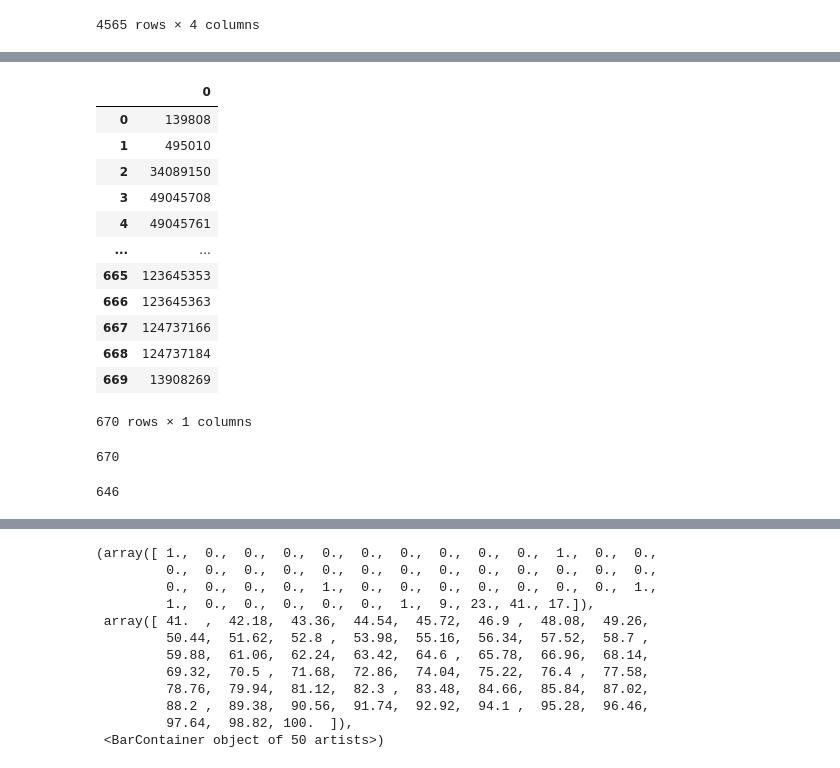
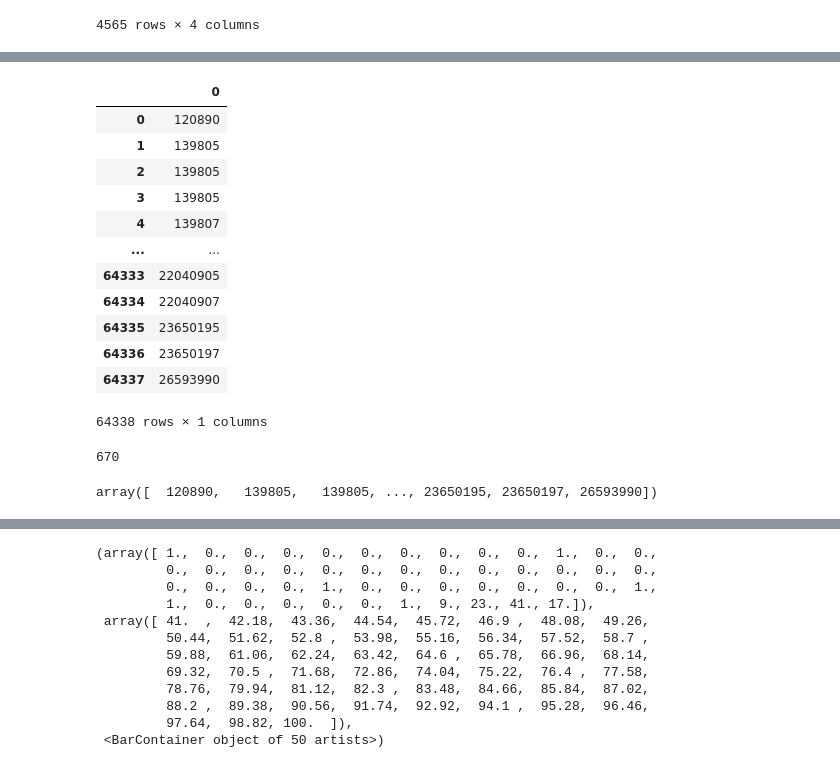
Before and after one commit to dmnburrows/line1_ageing, a Jupyter notebook: te_rna.ipynb, the cells around one changed output, grey strips where cells are left out. Saved outputs shown, nothing was run; the diff lists cells and outputs as text; code cells hidden in the pictures.

```diff
--- a/te_rna.ipynb
+++ b/te_rna.ipynb
@@ -533,29 +533,29 @@ filt_bam[rem_bool]
 #EXTRACT START POS
 samtools view 1241-GABA.sub.plus.filt.bam | cut -f 4 > start_pos.txt
 # %%
-ss = pd.read_csv('/cndd3/dburrows/DATA/te/rna/aligned.subset/start_pos.txt', sep='\t', header=None)
+ss = pd.read_csv('/cndd3/dburrows/DATA/te/rna/aligned.subset/1241-GABA.plus.start_pos.txt', sep='\t', header=None)
 ss
 # %% [output]
 |  | 0 |
-| 0 | 139808 |
-| 1 | 495010 |
-| 2 | 34089150 |
-| 3 | 49045708 |
-| 4 | 49045761 |
+| 0 | 120890 |
+| 1 | 139805 |
+| 2 | 139805 |
+| 3 | 139805 |
+| 4 | 139807 |
 | ... | ... |
-| 665 | 123645353 |
-| 666 | 123645363 |
-| 667 | 124737166 |
-| 668 | 124737184 |
-| 669 | 13908269 |
+| 64333 | 22040905 |
+| 64334 | 22040907 |
+| 64335 | 23650195 |
+| 64336 | 23650197 |
+| 64337 | 26593990 |
-670 rows × 1 columns
+64338 rows × 1 columns
 # %%
 len(pdf[0].values)
 # %% [output]
 670
 # %%
-len(ss[rem_bool][0].values)
+ss[rem_bool][0].values
 # %% [output]
-646
+array([  120890,   139805,   139805, ..., 23650195, 23650197, 26593990])
 # %%
 #Make txt file of start sites to remove
```
Also changed, not shown: parts of 17 cells of this notebook.
